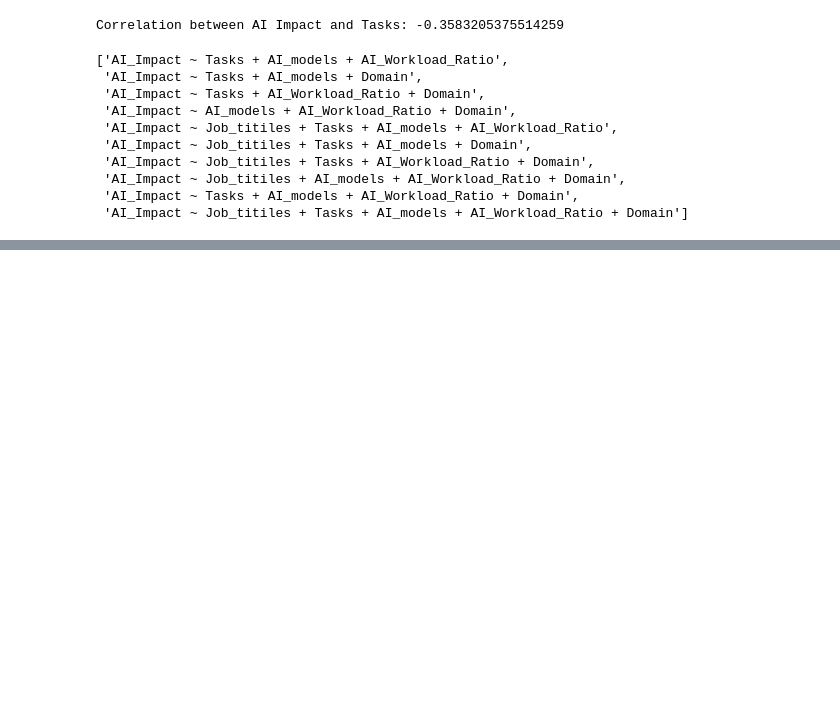
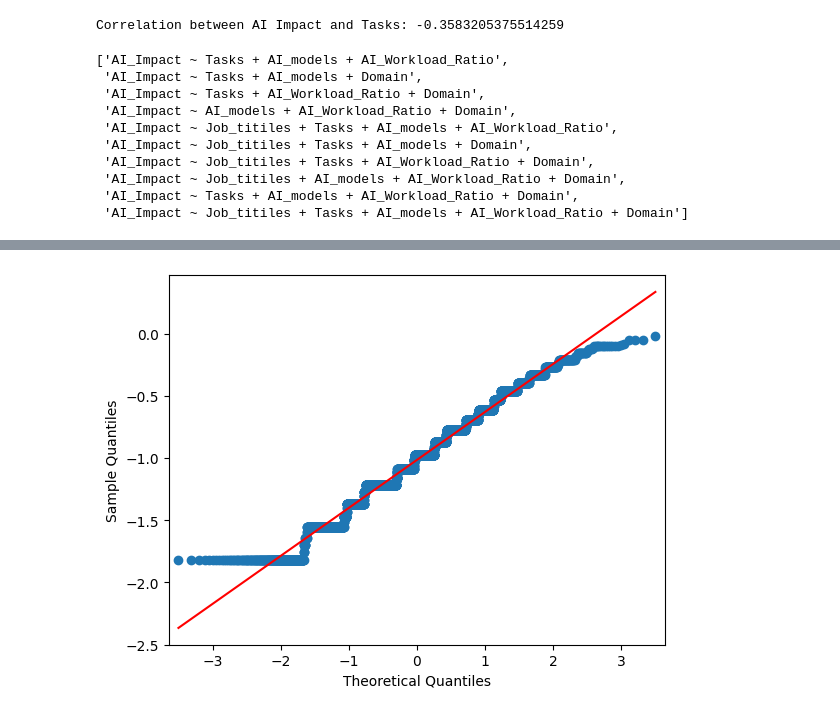
Before and after one commit to adrianapsay/math189finalproject, a Jupyter notebook: jessie.ipynb, the cells around one changed output, grey strips where cells are left out. Drawn from its saved outputs; the diff is of its cells as text; code cells hidden in the pictures; blank space fills up the shorter version.

```diff
--- a/jessie.ipynb
+++ b/jessie.ipynb
@@ -212,3 +246,16 @@ plt.ylabel('Salary (USD)')
 plt.show()
 # %% [output]
 [figure]
+# %%
+import itertools
+col = AI_Powered_Job_Market.columns.drop('Salary_USD')
+formulas = []
+for r in range(len(col) + 1):
+    for combo in itertools.combinations(col, r):
+        # For the empty subset, use a null model indicator (using 1 as a placeholder)
+        if not combo:
+            formula = "Salary_USD ~ 1"
+        else:
+            formula = "Salary_USD ~ " + " + ".join(combo)
+        formulas.append(formula)
+formulas[-10:]
@@ -296,3 +421,7 @@ filtered_df.head()
 | 2 | Data Entry | 0.95 | 325 | 2278 | 0.142669 | Administrative & Clerical |
 | 3 | Mail Clerk | 0.95 | 193 | 1366 | 0.141288 | Leadership & Strategy |
 | 4 | Compliance Officer | 0.92 | 194 | 1369 | 0.141709 | Medical & Healthcare |
+# %%
+filtered_df.info()
+filtered_df['Job_titiles'] = filtered_df['Job_titiles'].astype('category')
+filtered_df['Domain'] = filtered_df['Domain'].astype('category')
@@ -452,0 +616,8 @@ Index(['Job_titiles', 'Tasks', 'AI_models', 'AI_Workload_Ratio', 'Domain'], dtyp
+# %%
+import scipy.stats as stats
+import statsmodels.api as sm
+df = filtered_df[['Tasks', 'AI_models', 'AI_Workload_Ratio', "AI_Impact"]]
+yt, _ = stats.boxcox(df.AI_Impact)
+sm.qqplot(yt, line="r");
+# %% [output]
+[figure, added]
```
Also changed, not shown: parts of 24 cells of this notebook.
